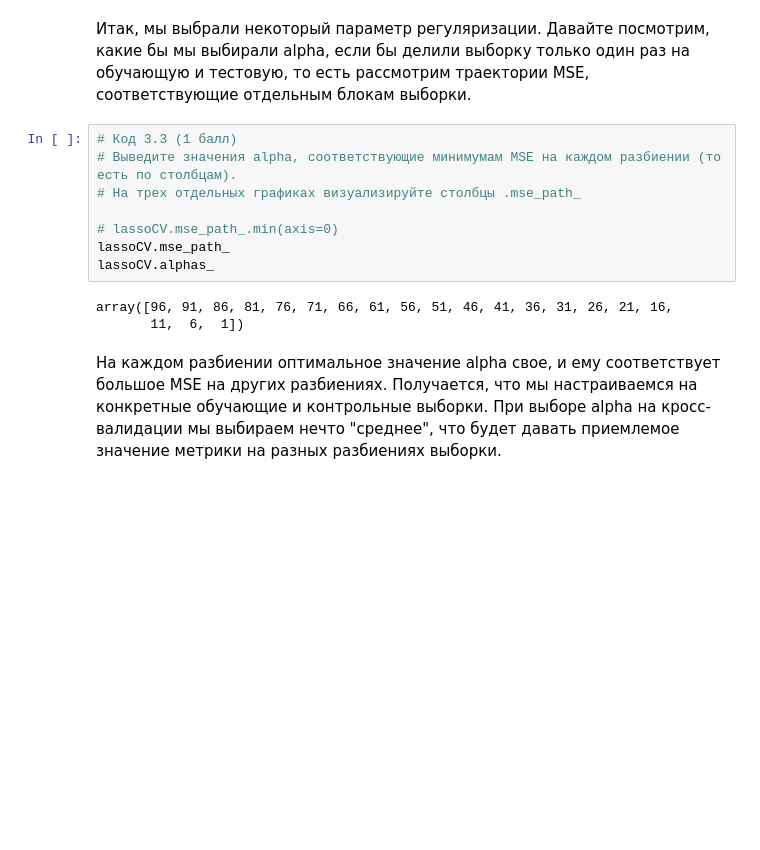
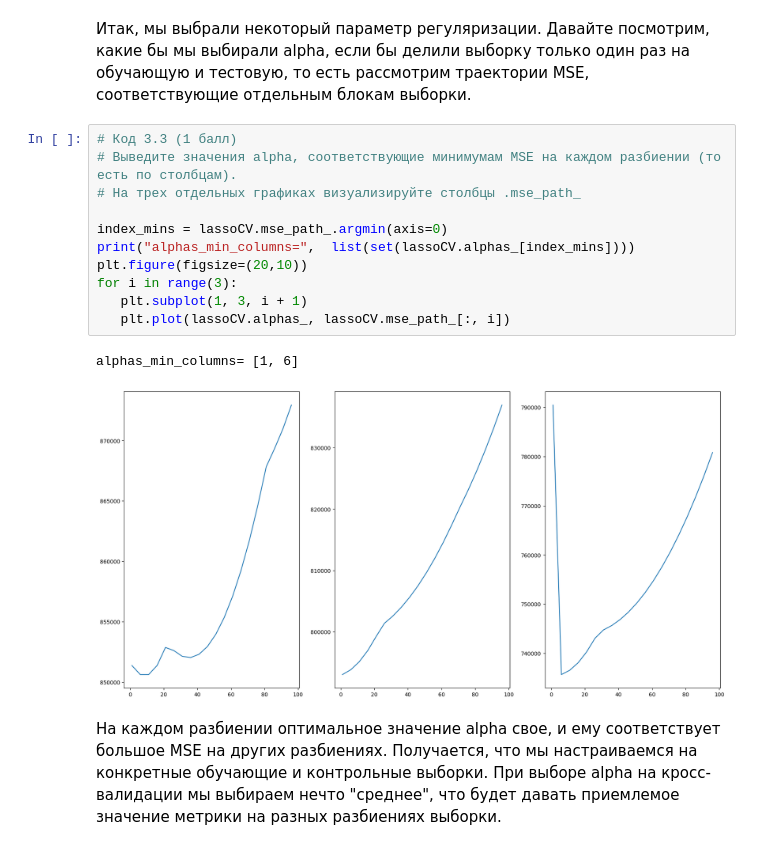
Before and after one commit to CuteLer/recommendation-systems, a Jupyter notebook: lab2/Валерия_Михайловская_Лабораторная_работа_2.ipynb, the cells around one changed output. Cells and saved outputs as stored; diff of their text form; blank space fills up the shorter version.

```diff
--- a/lab2/Валерия_Михайловская_Лабораторная_работа_2.ipynb
+++ b/lab2/Валерия_Михайловская_Лабораторная_работа_2.ipynb
@@ -348,14 +348,17 @@ windspeed(ms):  -2.684418153883788e-08
 # %%
 # Код 3.3 (1 балл)
 # Выведите значения alpha, соответствующие минимумам MSE на каждом разбиении (то есть по столбцам).
 # На трех отдельных графиках визуализируйте столбцы .mse_path_
 
-# lassoCV.mse_path_.min(axis=0)
-lassoCV.mse_path_
-lassoCV.alphas_
+index_mins = lassoCV.mse_path_.argmin(axis=0)
+print("alphas_min_columns=",  list(set(lassoCV.alphas_[index_mins])))
+plt.figure(figsize=(20,10))
+for i in range(3):
+   plt.subplot(1, 3, i + 1)
+   plt.plot(lassoCV.alphas_, lassoCV.mse_path_[:, i])
 # %% [output]
-array([96, 91, 86, 81, 76, 71, 66, 61, 56, 51, 46, 41, 36, 31, 26, 21, 16,
-       11,  6,  1])
+alphas_min_columns= [1, 6]
+[figure, added]
 # %% [markdown]
 На каждом разбиении оптимальное значение alpha свое, и ему соответствует большое MSE на других разбиениях. Получается, что мы настраиваемся на конкретные обучающие и контрольные выборки. При выборе alpha на кросс-валидации мы выбираем нечто "среднее", что будет давать приемлемое значение метрики на разных разбиениях выборки.
 # %% [markdown]
```
Also changed, not shown: parts of 7 cells of this notebook.
